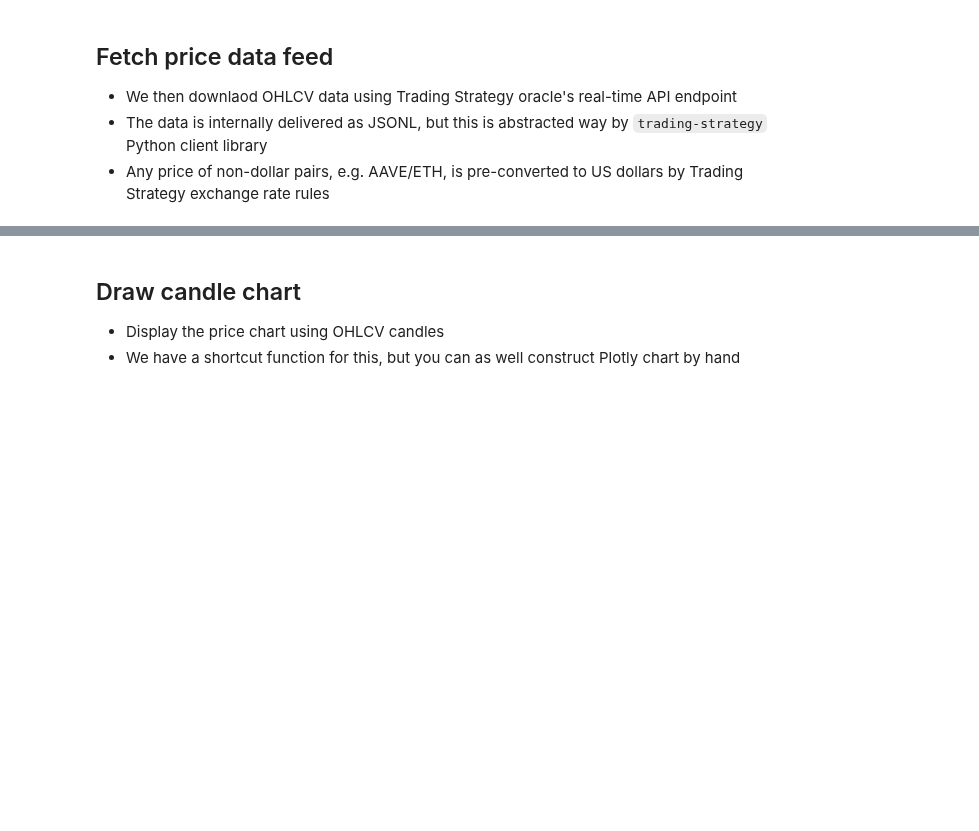
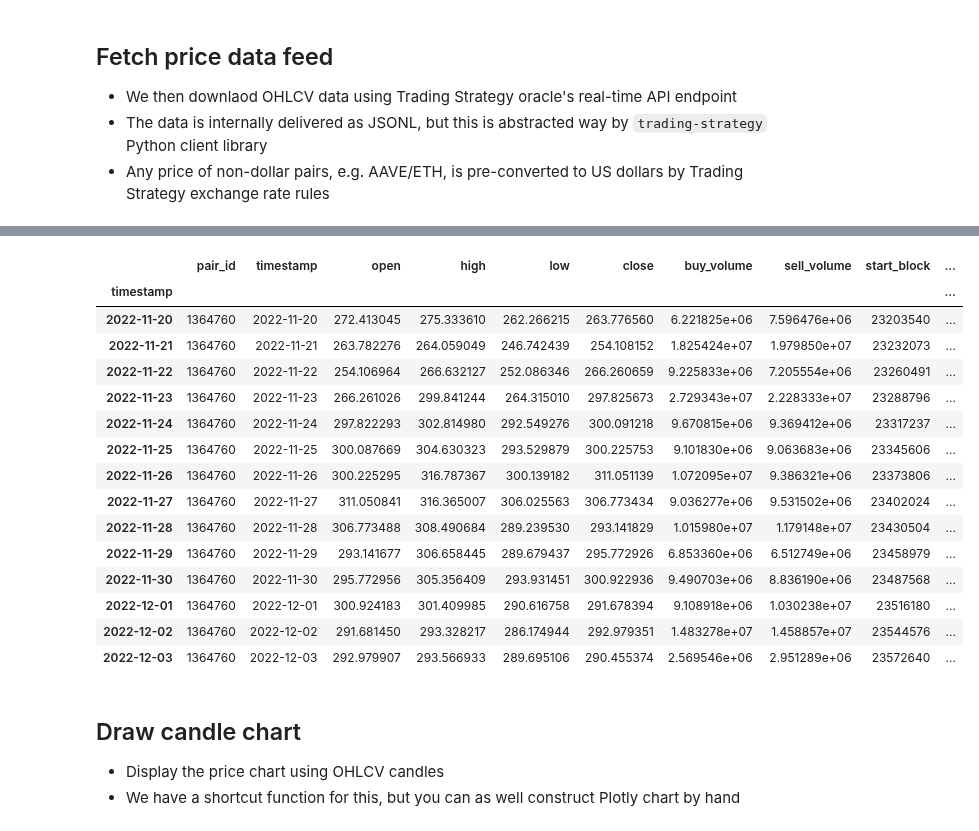
Before and after one commit to tradingstrategy-ai/docs, a Jupyter notebook: source/programming/code-examples/candle-chart-example.ipynb, the cells around one changed output, grey strips where cells are left out. Cells and saved outputs as stored; diff of their text form; code cells hidden in the pictures; blank space fills up the shorter version.

Commit message:
Added example to view OHCLV data as tables

```diff
--- a/source/programming/code-examples/candle-chart-example.ipynb
+++ b/source/programming/code-examples/candle-chart-example.ipynb
@@ -79,3 +84,23 @@ candles: pd.DataFrame = client.fetch_candles_by_pair_ids(
+# %%
+# Display latest 14 days of WBNB-BUSD data
+display(candles.iloc[-14:])
+# %% [output]
+|  | pair_id | timestamp | open | high | low | close | buy_volume | sell_volume | start_block | ... |
+| timestamp |  |  |  |  |  |  |  |  |  | ... |
+| 2022-11-20 | 1364760 | 2022-11-20 | 272.413045 | 275.333610 | 262.266215 | 263.776560 | 6.221825e+06 | 7.596476e+06 | 23203540 | ... |
+| 2022-11-21 | 1364760 | 2022-11-21 | 263.782276 | 264.059049 | 246.742439 | 254.108152 | 1.825424e+07 | 1.979850e+07 | 23232073 | ... |
+| 2022-11-22 | 1364760 | 2022-11-22 | 254.106964 | 266.632127 | 252.086346 | 266.260659 | 9.225833e+06 | 7.205554e+06 | 23260491 | ... |
+| 2022-11-23 | 1364760 | 2022-11-23 | 266.261026 | 299.841244 | 264.315010 | 297.825673 | 2.729343e+07 | 2.228333e+07 | 23288796 | ... |
+| 2022-11-24 | 1364760 | 2022-11-24 | 297.822293 | 302.814980 | 292.549276 | 300.091218 | 9.670815e+06 | 9.369412e+06 | 23317237 | ... |
+| 2022-11-25 | 1364760 | 2022-11-25 | 300.087669 | 304.630323 | 293.529879 | 300.225753 | 9.101830e+06 | 9.063683e+06 | 23345606 | ... |
+| 2022-11-26 | 1364760 | 2022-11-26 | 300.225295 | 316.787367 | 300.139182 | 311.051139 | 1.072095e+07 | 9.386321e+06 | 23373806 | ... |
+| 2022-11-27 | 1364760 | 2022-11-27 | 311.050841 | 316.365007 | 306.025563 | 306.773434 | 9.036277e+06 | 9.531502e+06 | 23402024 | ... |
+| 2022-11-28 | 1364760 | 2022-11-28 | 306.773488 | 308.490684 | 289.239530 | 293.141829 | 1.015980e+07 | 1.179148e+07 | 23430504 | ... |
+| 2022-11-29 | 1364760 | 2022-11-29 | 293.141677 | 306.658445 | 289.679437 | 295.772926 | 6.853360e+06 | 6.512749e+06 | 23458979 | ... |
+| 2022-11-30 | 1364760 | 2022-11-30 | 295.772956 | 305.356409 | 293.931451 | 300.922936 | 9.490703e+06 | 8.836190e+06 | 23487568 | ... |
+| 2022-12-01 | 1364760 | 2022-12-01 | 300.924183 | 301.409985 | 290.616758 | 291.678394 | 9.108918e+06 | 1.030238e+07 | 23516180 | ... |
+| 2022-12-02 | 1364760 | 2022-12-02 | 291.681450 | 293.328217 | 286.174944 | 292.979351 | 1.483278e+07 | 1.458857e+07 | 23544576 | ... |
+| 2022-12-03 | 1364760 | 2022-12-03 | 292.979907 | 293.566933 | 289.695106 | 290.455374 | 2.569546e+06 | 2.951289e+06 | 23572640 | ... |
 # %% [markdown]
 ## Draw candle chart
 
```
Also changed, not shown: parts of 1 cell of this notebook.
